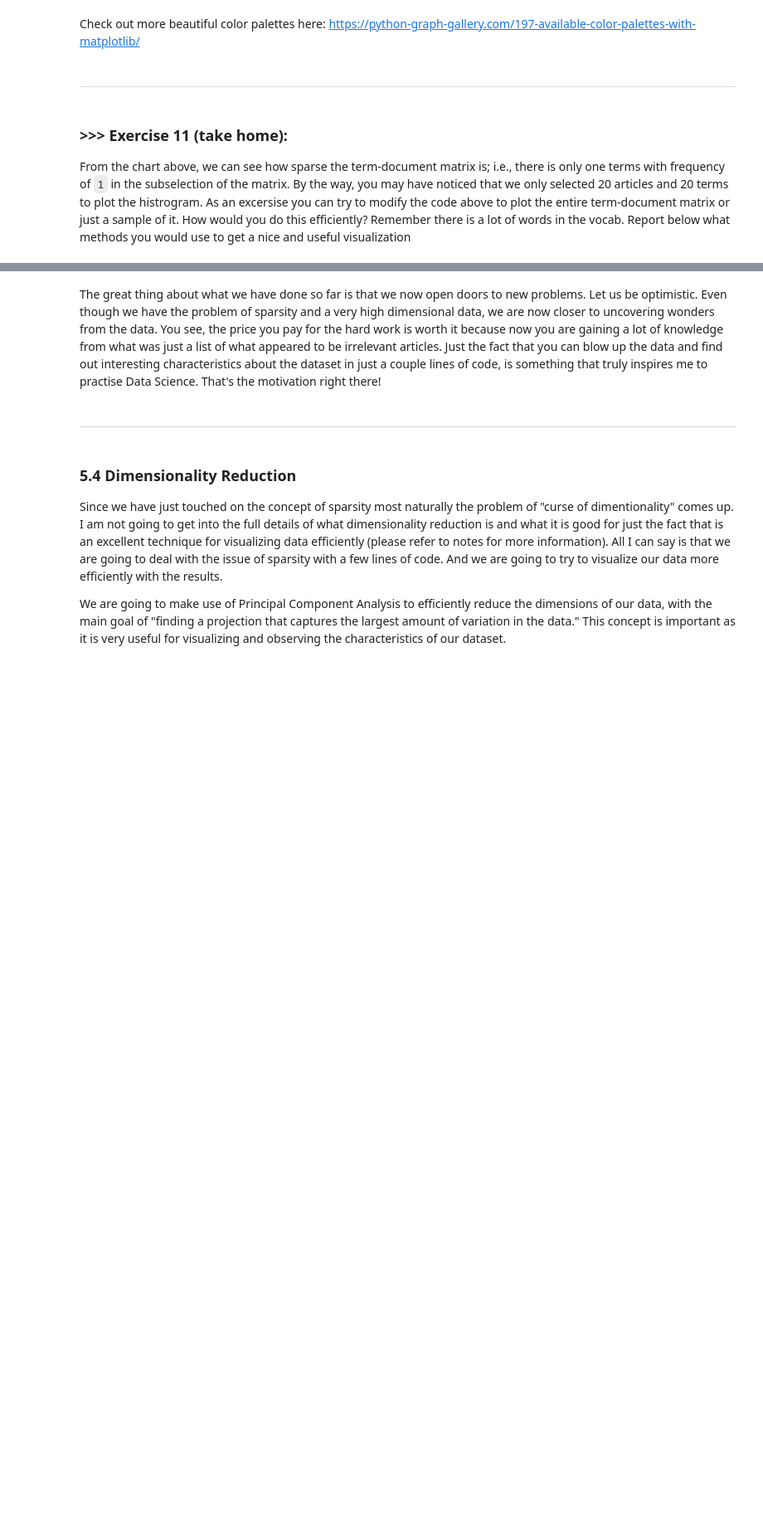
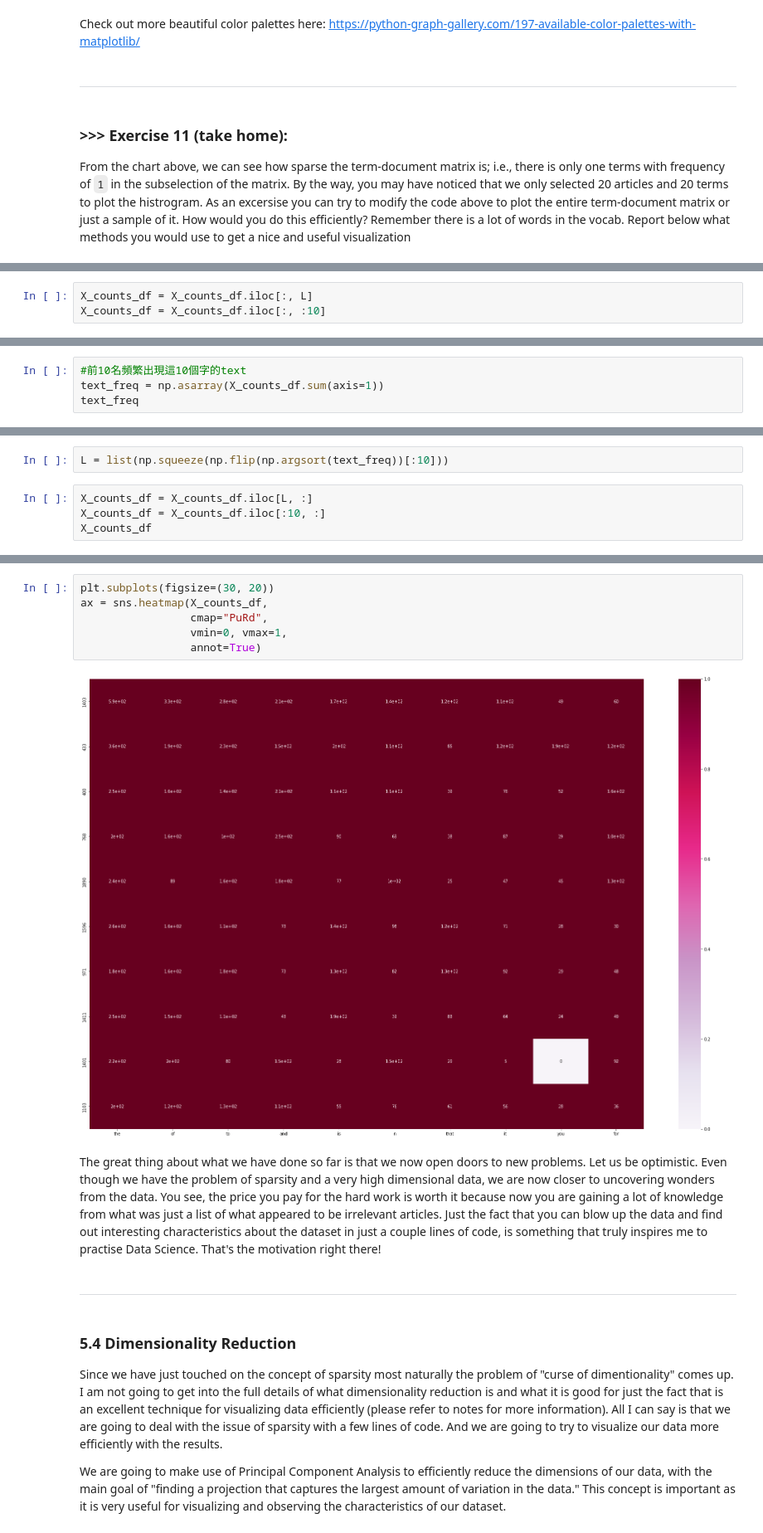
Before and after one commit to sonepanpan/DM2023-Lab1-Master, a Jupyter notebook: DM2023-Lab1-Master.ipynb, the cells around one changed output, grey strips where cells are left out. Shown at 83% size. Saved outputs shown, nothing was run; the diff lists cells and outputs as text; blank space fills up the shorter version.

```diff
--- a/DM2023-Lab1-Master.ipynb
+++ b/DM2023-Lab1-Master.ipynb
@@ -1079,0 +1255,3 @@ From the chart above, we can see how sparse the term-document matrix is; i.e., t
+# %%
+X_counts_df = X_counts_df.iloc[:, L]
+X_counts_df = X_counts_df.iloc[:, :10]
@@ -1079,0 +1274,4 @@ From the chart above, we can see how sparse the term-document matrix is; i.e., t
+# %%
+#前10名頻繁出現這10個字的text
+text_freq = np.asarray(X_counts_df.sum(axis=1))
+text_freq
@@ -1079,0 +1280,6 @@ From the chart above, we can see how sparse the term-document matrix is; i.e., t
+# %%
+L = list(np.squeeze(np.flip(np.argsort(text_freq))[:10]))
+# %%
+X_counts_df = X_counts_df.iloc[L, :]
+X_counts_df = X_counts_df.iloc[:10, :]
+X_counts_df
@@ -1080,3 +1298,11 @@ From the chart above, we can see how sparse the term-document matrix is; i.e., t
+# %%
+plt.subplots(figsize=(30, 20))
+ax = sns.heatmap(X_counts_df,
+                 cmap="PuRd",
+                 vmin=0, vmax=1,
+                 annot=True)
+# %% [output]
+[figure, added]
 # %% [markdown]
 The great thing about what we have done so far is that we now open doors to new problems. Let us be optimistic. Even though we have the problem of sparsity and a very high dimensional data, we are now closer to uncovering wonders from the data. You see, the price you pay for the hard work is worth it because now you are gaining a lot of knowledge from what was just a list of what appeared to be irrelevant articles. Just the fact that you can blow up the data and find out interesting characteristics about the dataset in just a couple lines of code, is something that truly inspires me to practise Data Science. That's the motivation right there!
 # %% [markdown]
```
Also changed, not shown: parts of 71 cells of this notebook, 10 other files.
